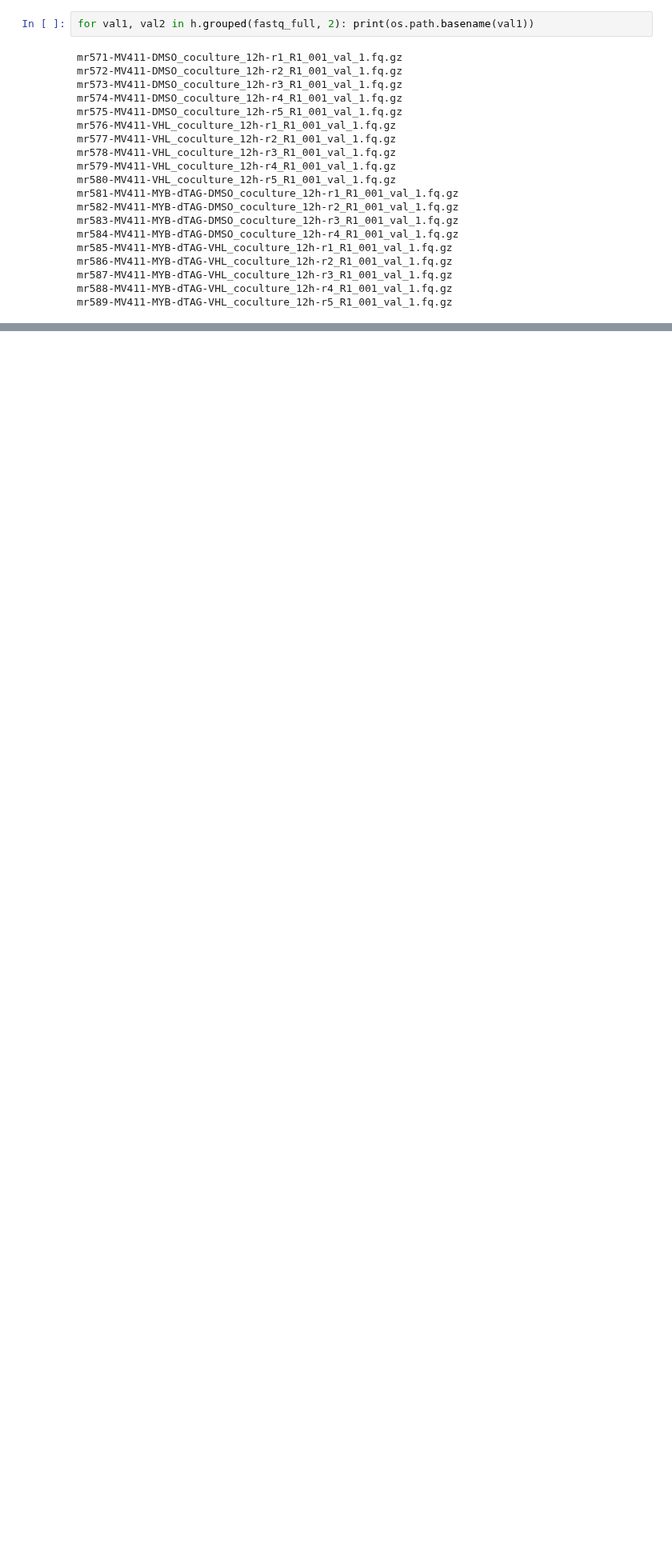
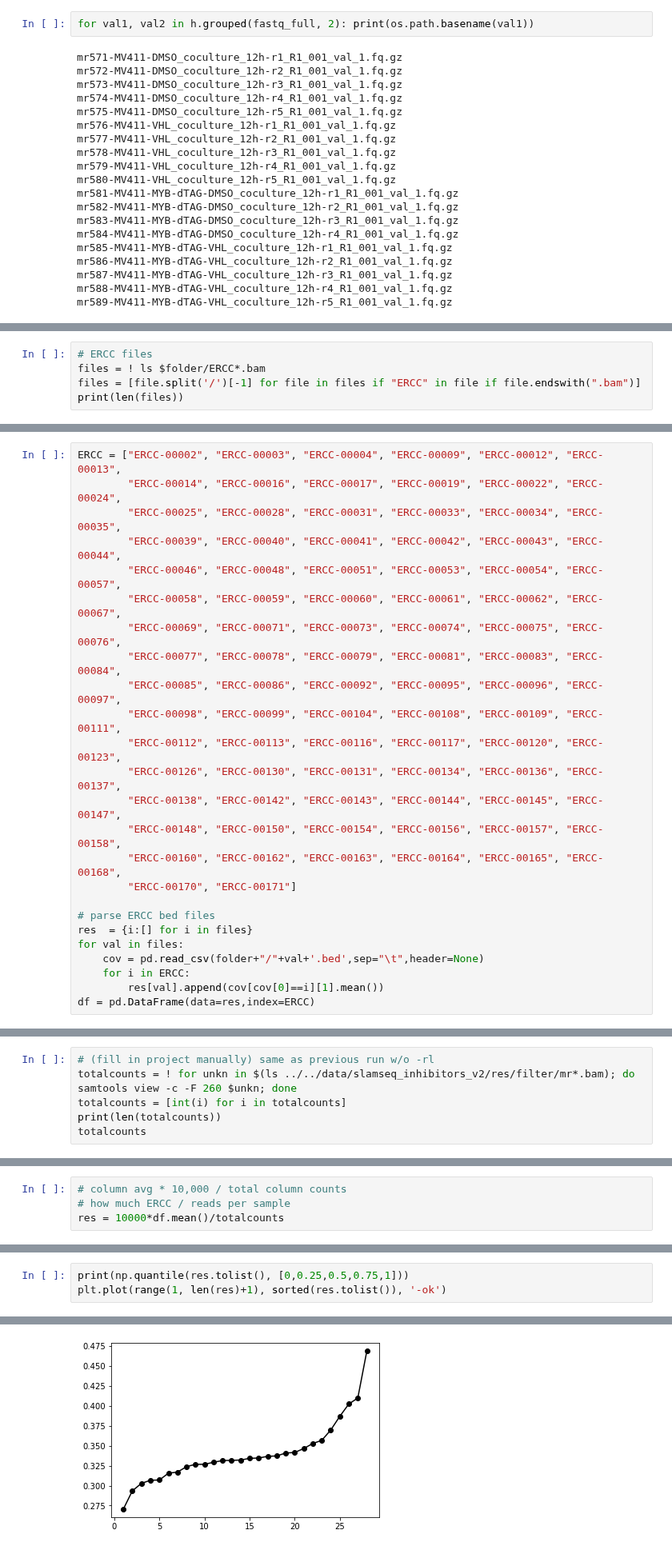
Before and after one commit to monikaperez/AMLproject, a Jupyter notebook: notebooks/slamseq_inhibitors_v2-noAlt.ipynb, the cells around one changed output, grey strips where cells are left out. Shown at 80% size. Drawn from its saved outputs; the diff is of its cells as text; blank space fills up the shorter version.

Commit message:
inhibitor_v2 analysis

```diff
--- a/notebooks/slamseq_inhibitors_v2-noAlt.ipynb
+++ b/notebooks/slamseq_inhibitors_v2-noAlt.ipynb
@@ -464,0 +572,5 @@ mr589-MV411-MYB-dTAG-VHL_coculture_12h-r5_R1_001_val_1.fq.gz
+# %%
+# ERCC files
+files = ! ls $folder/ERCC*.bam
+files = [file.split('/')[-1] for file in files if "ERCC" in file if file.endswith(".bam")]
+print(len(files))
@@ -464,0 +579,25 @@ mr589-MV411-MYB-dTAG-VHL_coculture_12h-r5_R1_001_val_1.fq.gz
+# %%
+ERCC = ["ERCC-00002", "ERCC-00003", "ERCC-00004", "ERCC-00009", "ERCC-00012", "ERCC-00013",
+        "ERCC-00014", "ERCC-00016", "ERCC-00017", "ERCC-00019", "ERCC-00022", "ERCC-00024",
+        "ERCC-00025", "ERCC-00028", "ERCC-00031", "ERCC-00033", "ERCC-00034", "ERCC-00035",
+        "ERCC-00039", "ERCC-00040", "ERCC-00041", "ERCC-00042", "ERCC-00043", "ERCC-00044",
+        "ERCC-00046", "ERCC-00048", "ERCC-00051", "ERCC-00053", "ERCC-00054", "ERCC-00057",
+        "ERCC-00058", "ERCC-00059", "ERCC-00060", "ERCC-00061", "ERCC-00062", "ERCC-00067",
+        "ERCC-00069", "ERCC-00071", "ERCC-00073", "ERCC-00074", "ERCC-00075", "ERCC-00076",
+        "ERCC-00077", "ERCC-00078", "ERCC-00079", "ERCC-00081", "ERCC-00083", "ERCC-00084",
+        "ERCC-00085", "ERCC-00086", "ERCC-00092", "ERCC-00095", "ERCC-00096", "ERCC-00097",
+        "ERCC-00098", "ERCC-00099", "ERCC-00104", "ERCC-00108", "ERCC-00109", "ERCC-00111",
+        "ERCC-00112", "ERCC-00113", "ERCC-00116", "ERCC-00117", "ERCC-00120", "ERCC-00123",
+        "ERCC-00126", "ERCC-00130", "ERCC-00131", "ERCC-00134", "ERCC-00136", "ERCC-00137",
+        "ERCC-00138", "ERCC-00142", "ERCC-00143", "ERCC-00144", "ERCC-00145", "ERCC-00147",
+        "ERCC-00148", "ERCC-00150", "ERCC-00154", "ERCC-00156", "ERCC-00157", "ERCC-00158",
+        "ERCC-00160", "ERCC-00162", "ERCC-00163", "ERCC-00164", "ERCC-00165", "ERCC-00168",
+        "ERCC-00170", "ERCC-00171"]
+
+# parse ERCC bed files
+res  = {i:[] for i in files}
+for val in files:
+    cov = pd.read_csv(folder+"/"+val+'.bed',sep="\t",header=None)
+    for i in ERCC:
+        res[val].append(cov[cov[0]==i][1].mean())
+df = pd.DataFrame(data=res,index=ERCC)
@@ -464,0 +619,6 @@ mr589-MV411-MYB-dTAG-VHL_coculture_12h-r5_R1_001_val_1.fq.gz
+# %%
+# (fill in project manually) same as previous run w/o -rl
+totalcounts = ! for unkn in $(ls ../../data/slamseq_inhibitors_v2/res/filter/mr*.bam); do samtools view -c -F 260 $unkn; done
+totalcounts = [int(i) for i in totalcounts]
+print(len(totalcounts))
+totalcounts
@@ -464,0 +696,4 @@ mr589-MV411-MYB-dTAG-VHL_coculture_12h-r5_R1_001_val_1.fq.gz
+# %%
+# column avg * 10,000 / total column counts
+# how much ERCC / reads per sample
+res = 10000*df.mean()/totalcounts
@@ -464,0 +788,4 @@ mr589-MV411-MYB-dTAG-VHL_coculture_12h-r5_R1_001_val_1.fq.gz
+# %%
+print(np.quantile(res.tolist(), [0,0.25,0.5,0.75,1]))
+plt.plot(range(1, len(res)+1), sorted(res.tolist()), '-ok')
+# %% [output]
@@ -464,0 +794 @@ mr589-MV411-MYB-dTAG-VHL_coculture_12h-r5_R1_001_val_1.fq.gz
+[figure, added]
```
Also changed, not shown: parts of 340 cells of this notebook, 37 other files.
